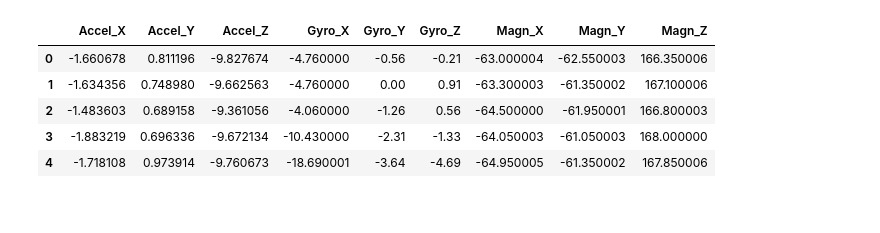
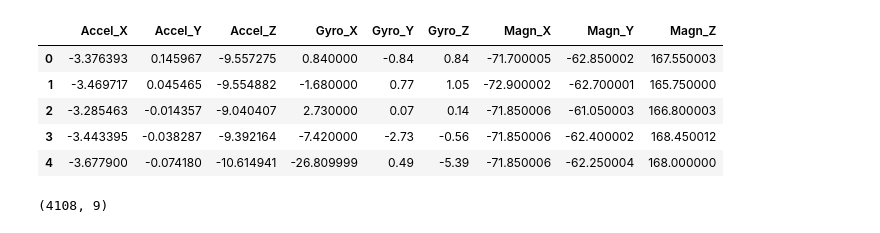
Before and after one commit to MarcSauer1986/Swim, a Jupyter notebook: experiments/Swim_preprocessing.ipynb, the cells around one changed output. Saved outputs shown, nothing was run; the diff lists cells and outputs as text; code cells hidden in the pictures.

```diff
--- a/experiments/Swim_preprocessing.ipynb
+++ b/experiments/Swim_preprocessing.ipynb
@@ -29,9 +21,17 @@ raw_all.columns = column_names
-# %%
-raw_all.head(5)
-# %% [output]
-|  | Accel_X | Accel_Y | Accel_Z | Gyro_X | Gyro_Y | Gyro_Z | Magn_X | Magn_Y | Magn_Z |
-| 0 | -1.660678 | 0.811196 | -9.827674 | -4.760000 | -0.56 | -0.21 | -63.000004 | -62.550003 | 166.350006 |
-| 1 | -1.634356 | 0.748980 | -9.662563 | -4.760000 | 0.00 | 0.91 | -63.300003 | -61.350002 | 167.100006 |
-| 2 | -1.483603 | 0.689158 | -9.361056 | -4.060000 | -1.26 | 0.56 | -64.500000 | -61.950001 | 166.800003 |
-| 3 | -1.883219 | 0.696336 | -9.672134 | -10.430000 | -2.31 | -1.33 | -64.050003 | -61.050003 | 168.000000 |
-| 4 | -1.718108 | 0.973914 | -9.760673 | -18.690001 | -3.64 | -4.69 | -64.950005 | -61.350002 | 167.850006 |
+# %%
+# Create data frame with all sensor information
+column_names = ['Accel_X', 'Accel_Y', 'Accel_Z', 'Gyro_X', 'Gyro_Y', 'Gyro_Z', 'Magn_X', 'Magn_Y', 'Magn_Z']
+raw_data = pd.concat([raw_accel, raw_gyro, raw_magn], axis=1, sort=False)
+raw_data.columns = column_names
+raw_data.head(5)
+# %% [output]
+|  | Accel_X | Accel_Y | Accel_Z | Gyro_X | Gyro_Y | Gyro_Z | Magn_X | Magn_Y | Magn_Z |
+| 0 | -3.376393 | 0.145967 | -9.557275 | 0.840000 | -0.84 | 0.84 | -71.700005 | -62.850002 | 167.550003 |
+| 1 | -3.469717 | 0.045465 | -9.554882 | -1.680000 | 0.77 | 1.05 | -72.900002 | -62.700001 | 165.750000 |
+| 2 | -3.285463 | -0.014357 | -9.040407 | 2.730000 | 0.07 | 0.14 | -71.850006 | -61.050003 | 166.800003 |
+| 3 | -3.443395 | -0.038287 | -9.392164 | -7.420000 | -2.73 | -0.56 | -71.850006 | -62.400002 | 168.450012 |
+| 4 | -3.677900 | -0.074180 | -10.614941 | -26.809999 | 0.49 | -5.39 | -71.850006 | -62.250004 | 168.000000 |
+# %%
+raw_data.shape
+# %% [output]
+(4108, 9)
```
Also changed, not shown: parts of 21 cells of this notebook.
